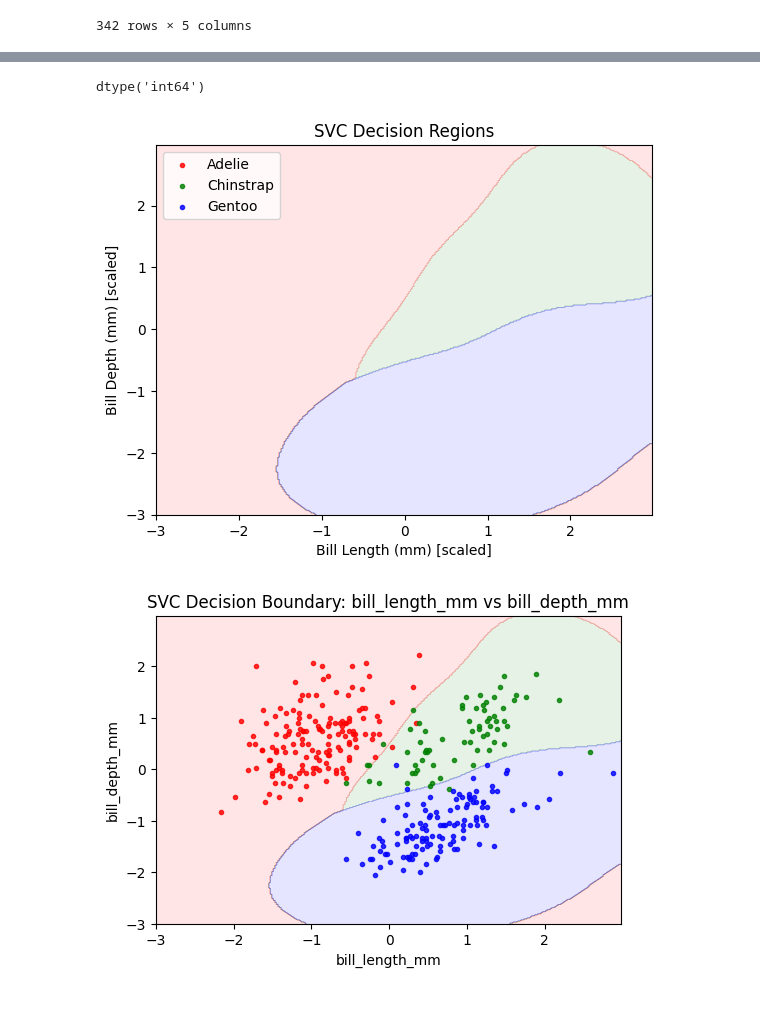
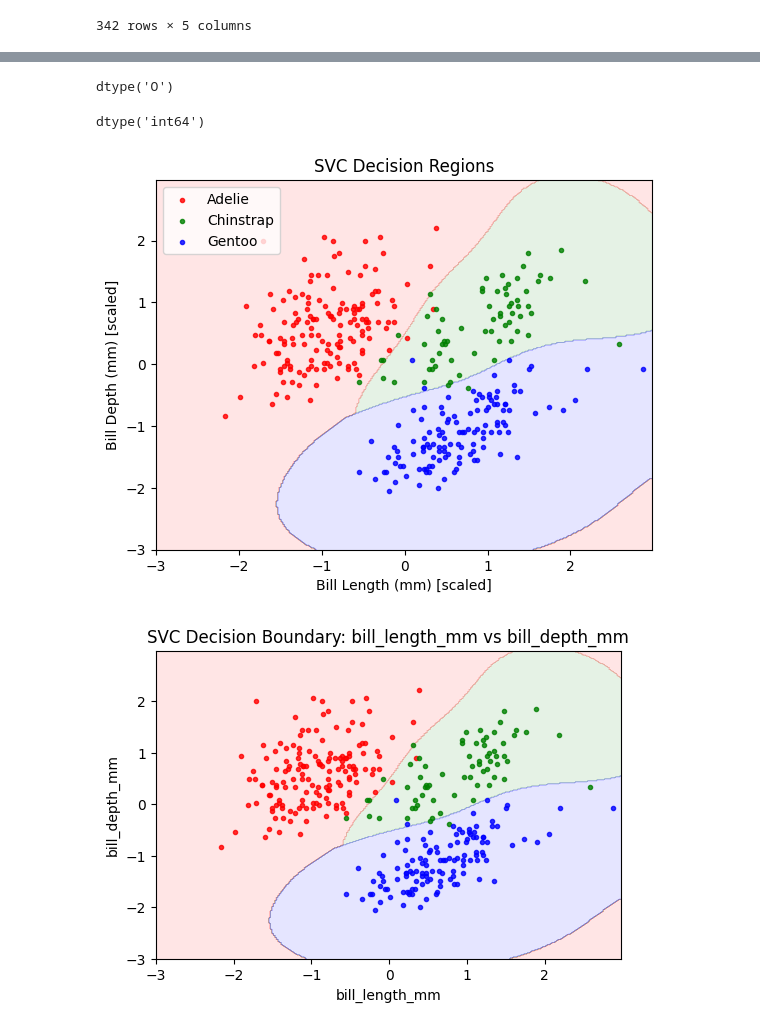
Before and after one commit to daniel-dataflow/data-engineering-bootcamp, a Jupyter notebook: multi02_data_science/homework/home08_svc.ipynb, the cells around one changed output, grey strips where cells are left out. Drawn from its saved outputs; the diff is of its cells as text; code cells hidden in the pictures.

```diff
--- a/multi02_data_science/homework/home08_svc.ipynb
+++ b/multi02_data_science/homework/home08_svc.ipynb
@@ -130,0 +139,4 @@ dtype('O')
+# %%
+y.dtype
+# %% [output]
+dtype('O')
@@ -131,9 +145,9 @@ dtype('O')
+# %%
+y.dtype
+# %% [output]
+dtype('int64')
 # %%
-y = pg["species"].astype(int)
-
+# 모델 선택
 scaler = StandardScaler()
 x_scale = scaler.fit_transform(x)
-y.dtype
-# %% [output]
-dtype('int64')
 # %%
@@ -160,18 +175,17 @@ def plot_decision_regions(x, y, classifier):
 # %%
 svc = SVC(kernel="rbf", random_state=0, C=1, gamma=1)
 svc.fit(x_scale, y)
 
-plot_decision_regions(x, y, svc)
+plot_decision_regions(x_scale, y, svc)
 plt.title('SVC Decision Regions')
 plt.xlabel('Bill Length (mm) [scaled]')
 plt.ylabel('Bill Depth (mm) [scaled]')
-species_names = ['Adelie', 'Chinstrap', 'Gentoo']
 plt.legend(loc='upper left')
 legend = plt.legend(loc='upper left')
 for i, name in enumerate(species_names):
     legend.get_texts()[i].set_text(name)
 
 plt.show()
 # %% [output]
-[figure, old version]
+[figure, new version]
 # %%
```
Also changed, not shown: parts of 18 cells of this notebook, 5 other files.
